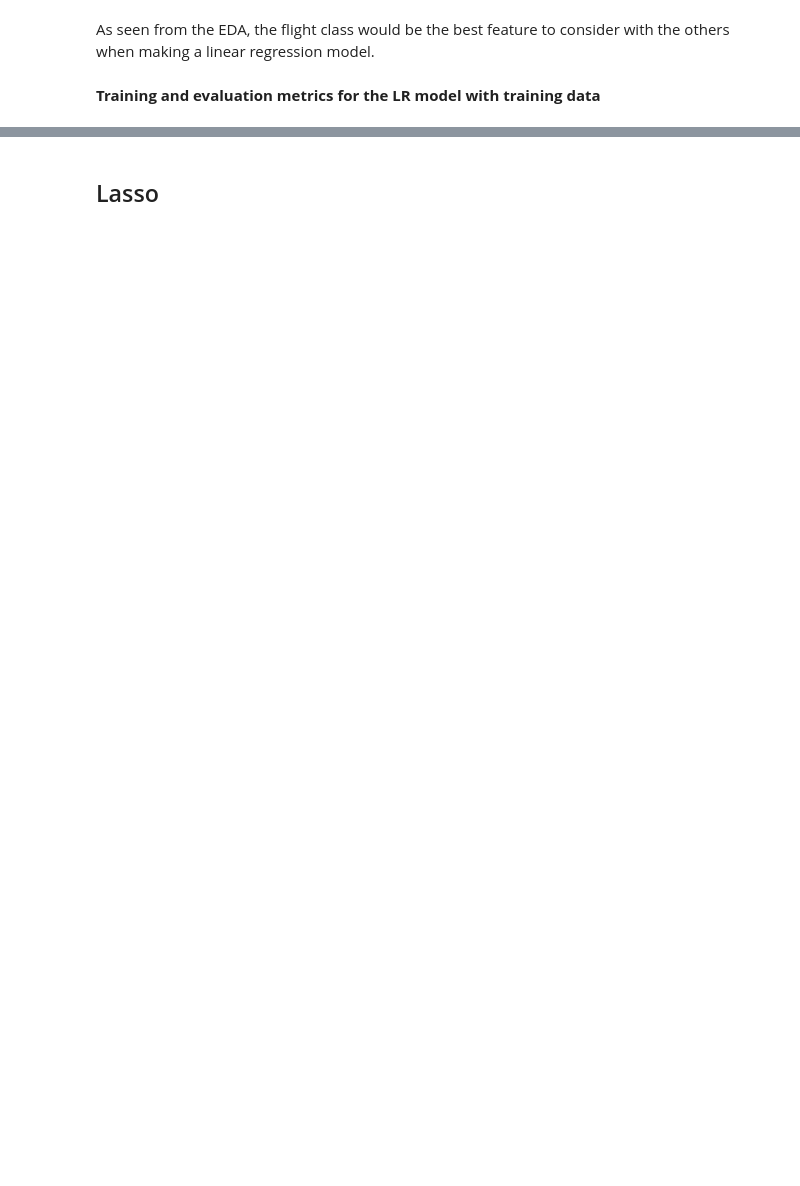
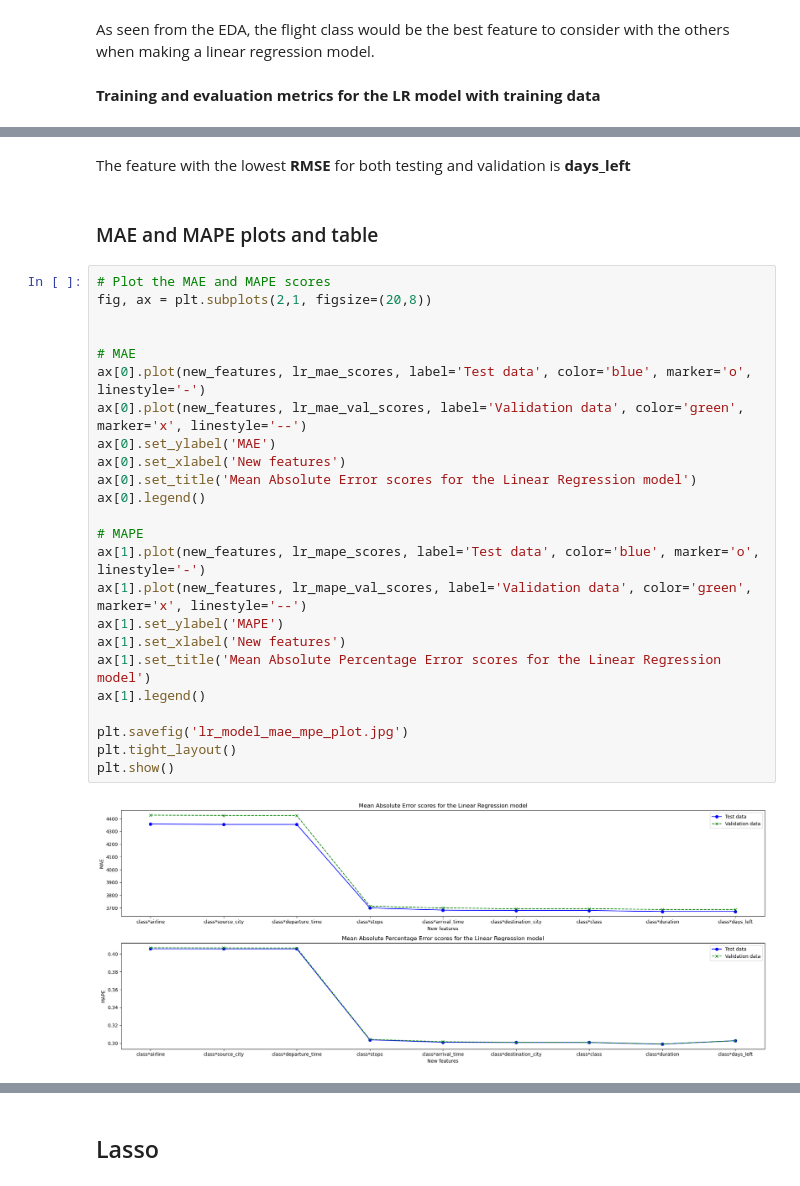
Before and after one commit to DJSydon/Springboard-Capstone-Project-2, a Jupyter notebook: Notebooks/Capstone Project 2 - Modeling.ipynb, the cells around one changed output, grey strips where cells are left out. Drawn from its saved outputs; the diff is of its cells as text; blank space fills up the shorter version.

```diff
--- a/Notebooks/Capstone Project 2 - Modeling.ipynb
+++ b/Notebooks/Capstone Project 2 - Modeling.ipynb
@@ -115,0 +233,30 @@ These models could be overfitting with having such high $R^2$ scores.
+# %% [markdown]
+The feature with the lowest **RMSE** for both testing and validation is **days_left**
+# %% [markdown]
+### MAE and MAPE plots and table
+# %%
+# Plot the MAE and MAPE scores
+fig, ax = plt.subplots(2,1, figsize=(20,8))
+
+
+# MAE
+ax[0].plot(new_features, lr_mae_scores, label='Test data', color='blue', marker='o', linestyle='-')
+ax[0].plot(new_features, lr_mae_val_scores, label='Validation data', color='green', marker='x', linestyle='--')
+ax[0].set_ylabel('MAE')
+ax[0].set_xlabel('New features')
+ax[0].set_title('Mean Absolute Error scores for the Linear Regression model')
+ax[0].legend()
+
+# MAPE
+ax[1].plot(new_features, lr_mape_scores, label='Test data', color='blue', marker='o', linestyle='-')
+ax[1].plot(new_features, lr_mape_val_scores, label='Validation data', color='green', marker='x', linestyle='--')
+ax[1].set_ylabel('MAPE')
+ax[1].set_xlabel('New features')
+ax[1].set_title('Mean Absolute Percentage Error scores for the Linear Regression model')
+ax[1].legend()
+
+plt.savefig('lr_model_mae_mpe_plot.jpg')
+plt.tight_layout()
+plt.show()
+# %% [output]
+[figure, added]
```
Also changed, not shown: parts of 56 cells of this notebook.
